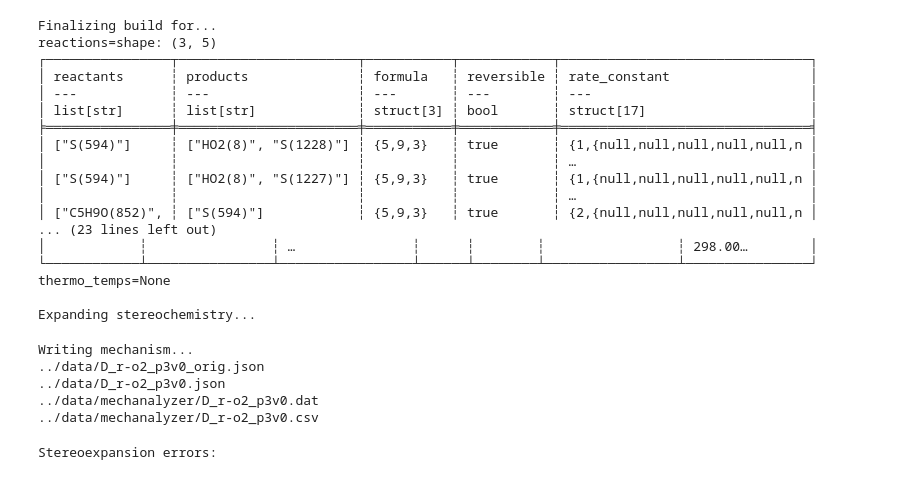
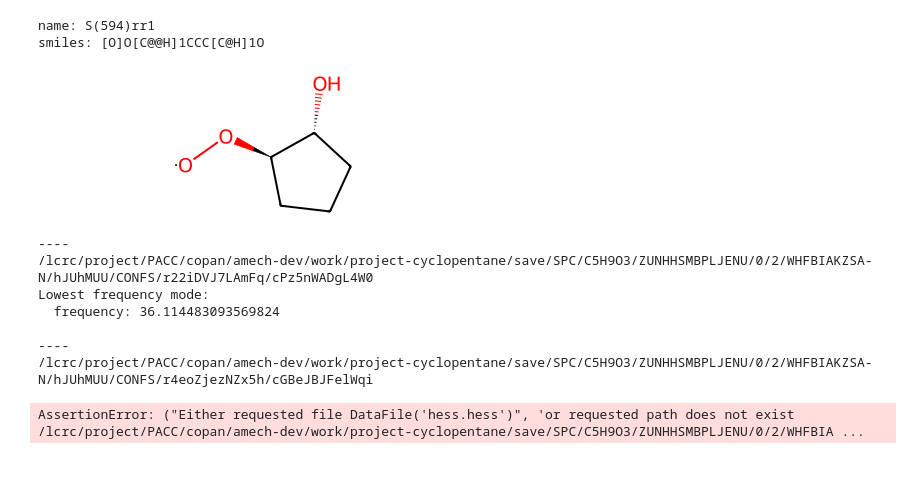
Before and after one commit to avcopan/project-cyclopentane, a Jupyter notebook: notebooks/D_r-o2_p3v0.ipynb, the cells around one changed output. Cells and saved outputs as stored; diff of their text form; code cells hidden in the pictures.

```diff
--- a/notebooks/D_r-o2_p3v0.ipynb
+++ b/notebooks/D_r-o2_p3v0.ipynb
@@ -39,30 +39,6 @@ automech.display(mech)
 # %%
-# Write
-workflow.write(mech=mech, tag=tag, root_path=root_path, browser=browser)
+# # Write
+# workflow.write(mech=mech, tag=tag, root_path=root_path, browser=browser)
-# %% [output]
-Finalizing build for...
-reactions=shape: (3, 5)
-┌────────────────┬───────────────────────┬───────────┬────────────┬────────────────────────────────┐
-│ reactants      ┆ products              ┆ formula   ┆ reversible ┆ rate_constant                  │
-│ ---            ┆ ---                   ┆ ---       ┆ ---        ┆ ---                            │
-│ list[str]      ┆ list[str]             ┆ struct[3] ┆ bool       ┆ struct[17]                     │
-╞════════════════╪═══════════════════════╪═══════════╪════════════╪════════════════════════════════╡
-│ ["S(594)"]     ┆ ["HO2(8)", "S(1228)"] ┆ {5,9,3}   ┆ true       ┆ {1,{null,null,null,null,null,n │
-│                ┆                       ┆           ┆            ┆ …                              │
-│ ["S(594)"]     ┆ ["HO2(8)", "S(1227)"] ┆ {5,9,3}   ┆ true       ┆ {1,{null,null,null,null,null,n │
-│                ┆                       ┆           ┆            ┆ …                              │
-│ ["C5H9O(852)", ┆ ["S(594)"]            ┆ {5,9,3}   ┆ true       ┆ {2,{null,null,null,null,null,n │
-... (23 lines left out)
-│            ┆                ┆ …               ┆      ┆        ┆                 ┆ 298.00…        │
-└────────────┴────────────────┴─────────────────┴──────┴────────┴─────────────────┴────────────────┘ thermo_temps=None
-
-Expanding stereochemistry...
-Writing mechanism...
-../data/D_r-o2_p3v0_orig.json
-../data/D_r-o2_p3v0.json
-../data/mechanalyzer/D_r-o2_p3v0.dat
-../data/mechanalyzer/D_r-o2_p3v0.csv
-Stereoexpansion errors:
 # %%
 # # Read
 # workflow.read(tag=tag, root_path=root_path)
@@ -83,16 +59,34 @@ Stereoexpansion errors:
 # for chart in charts:
 #     chart.show()
 # %%
-# import automech
-# from mechdriver.subtasks import display
+import automech
+from mechdriver.subtasks import display
 
-# chan = "1: 10"
+chan = "1: 10"
 
-# # TRANSITION STATE
-# #   - Read in expanded mechanism
-# mech_path = util.p_.mechanism(tag, ext="json", path=util.p_.data(root_path))
-# mech = automech.io.read(mech_path)
+# TRANSITION STATE
+#   - Read in expanded mechanism
+mech_path = util.p_.mechanism(tag, ext="json", path=util.p_.data(root_path))
+mech = automech.io.read(mech_path)
 
-# #   - Display the reaction
+#   - Display the reaction
 # automech.display_reactions(mech, chans=[chan])
+automech.display_species(mech, ["S(594)rr1"])
+# %% [output]
+name: S(594)rr1
+smiles: [O]O[C@@H]1CCC[C@H]1O
+[figure, added]
+# %%
+#   - Display the TS mode
+calc_path = util.p_.calc(root_path, tag)
+display("conf_opt", "11", path=calc_path)
+# %% [output]
+----
+/lcrc/project/PACC/copan/amech-dev/work/project-cyclopentane/save/SPC/C5H9O3/ZUNHHSMBPLJENU/0/2/WHFBIAKZSA-N/hJUhMUU/CONFS/r22iDVJ7LAmFq/cPz5nWADgL4W0
+Lowest frequency mode:
+  frequency: 36.114483093569824
+
+----
+/lcrc/project/PACC/copan/amech-dev/work/project-cyclopentane/save/SPC/C5H9O3/ZUNHHSMBPLJENU/0/2/WHFBIAKZSA-N/hJUhMUU/CONFS/r4eoZjezNZx5h/cGBeJBJFelWqi
+AssertionError: ("Either requested file DataFile('hess.hess')", 'or requested path does not exist /lcrc/project/PACC/copan/amech-dev/work/project-cyclopentane/save/SPC/C5H9O3/ZUNHHSMBPLJENU/0/2/WHFBIA ...
 # %%
```
Also changed, not shown: parts of 3 cells of this notebook, 3 other files.
